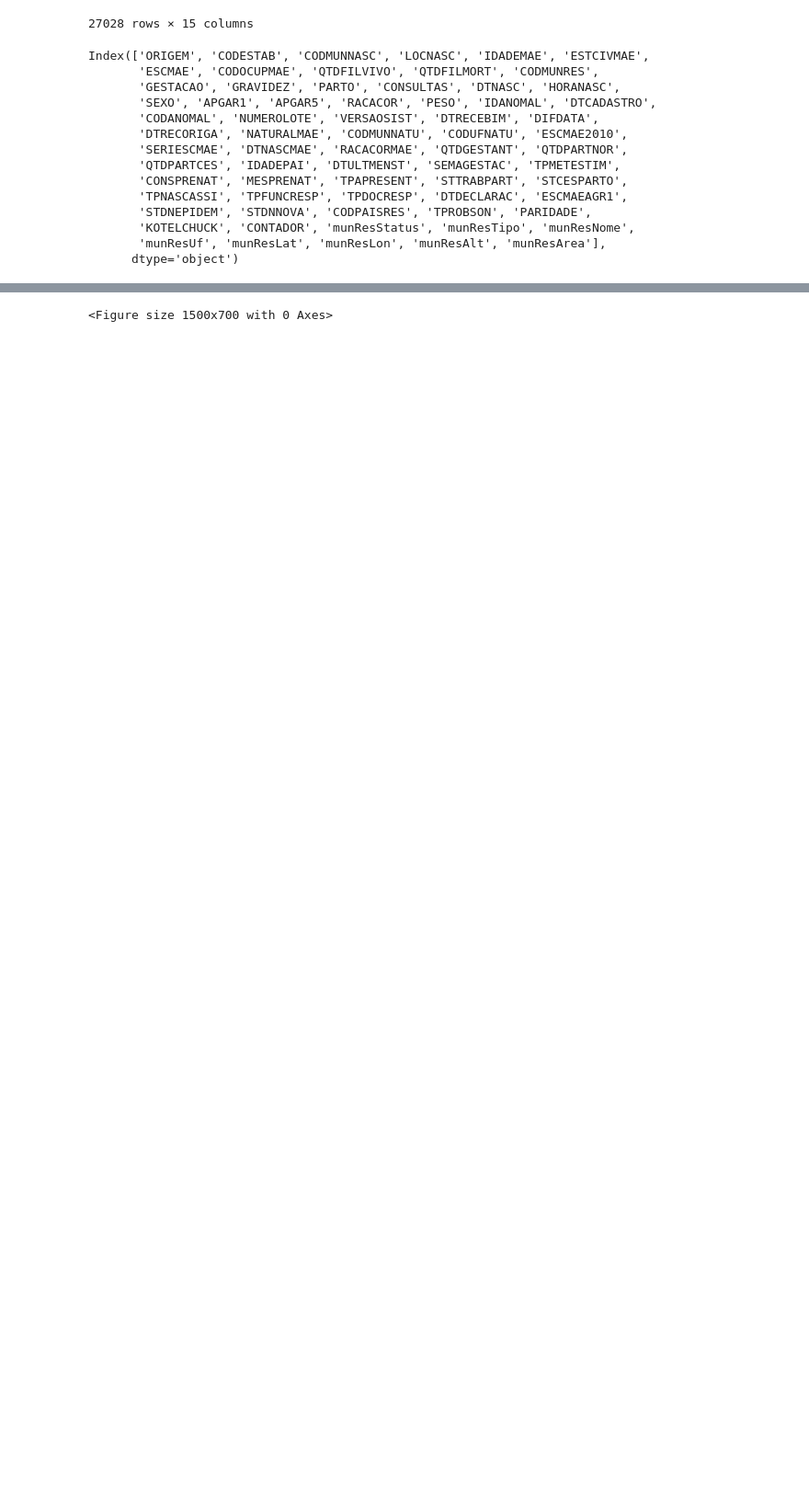
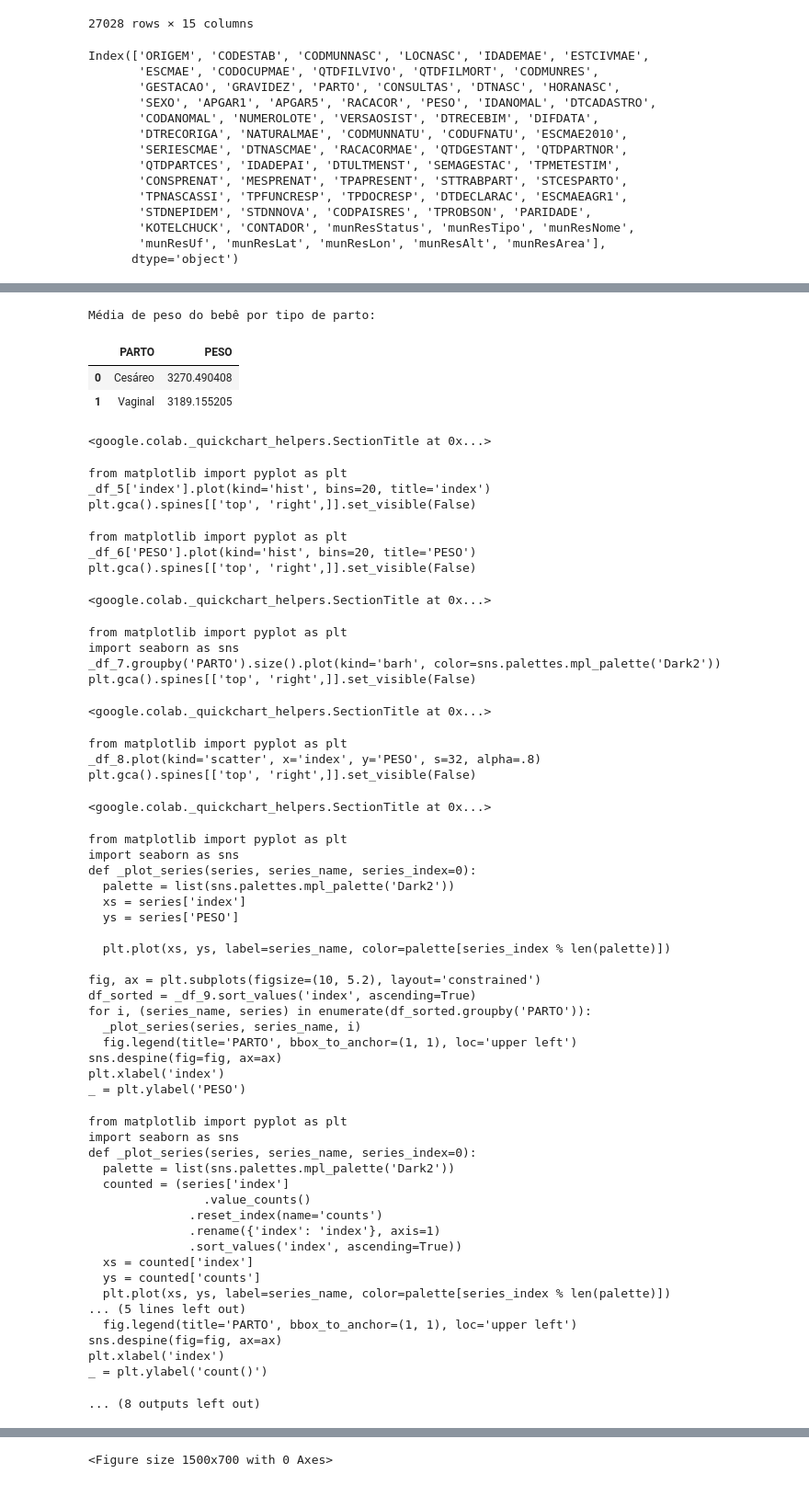
Before and after one commit to alevazcientista-dotcom/Ebac1, a Jupyter notebook: M9_Parte1.ipynb, the cells around one changed output, grey strips where cells are left out. Shown at 92% size. Saved outputs shown, nothing was run; the diff lists cells and outputs as text; code cells hidden in the pictures; blank space fills up the shorter version.

```diff
--- a/M9_Parte1.ipynb
+++ b/M9_Parte1.ipynb
@@ -275,0 +229,63 @@ plt.gca().spines[['top', 'right']].set_visible(False)
+# %%
+# Calcular a média de peso do bebê por tipo de parto
+media_peso_por_parto = sinasc_raw.groupby('PARTO')['PESO'].mean().reset_index()
+
+print("Média de peso do bebê por tipo de parto:")
+display(media_peso_por_parto)
+# %% [output]
+Média de peso do bebê por tipo de parto:
+|  | PARTO | PESO |
+| 0 | Cesáreo | 3270.490408 |
+| 1 | Vaginal | 3189.155205 |
+<google.colab._quickchart_helpers.SectionTitle at 0x...>
+from matplotlib import pyplot as plt
+_df_5['index'].plot(kind='hist', bins=20, title='index')
+plt.gca().spines[['top', 'right',]].set_visible(False)
+from matplotlib import pyplot as plt
+_df_6['PESO'].plot(kind='hist', bins=20, title='PESO')
+plt.gca().spines[['top', 'right',]].set_visible(False)
+<google.colab._quickchart_helpers.SectionTitle at 0x...>
+from matplotlib import pyplot as plt
+import seaborn as sns
+_df_7.groupby('PARTO').size().plot(kind='barh', color=sns.palettes.mpl_palette('Dark2'))
+plt.gca().spines[['top', 'right',]].set_visible(False)
+<google.colab._quickchart_helpers.SectionTitle at 0x...>
+from matplotlib import pyplot as plt
+_df_8.plot(kind='scatter', x='index', y='PESO', s=32, alpha=.8)
+plt.gca().spines[['top', 'right',]].set_visible(False)
+<google.colab._quickchart_helpers.SectionTitle at 0x...>
+from matplotlib import pyplot as plt
+import seaborn as sns
+def _plot_series(series, series_name, series_index=0):
+  palette = list(sns.palettes.mpl_palette('Dark2'))
+  xs = series['index']
+  ys = series['PESO']
+
+  plt.plot(xs, ys, label=series_name, color=palette[series_index % len(palette)])
+
+fig, ax = plt.subplots(figsize=(10, 5.2), layout='constrained')
+df_sorted = _df_9.sort_values('index', ascending=True)
+for i, (series_name, series) in enumerate(df_sorted.groupby('PARTO')):
+  _plot_series(series, series_name, i)
+  fig.legend(title='PARTO', bbox_to_anchor=(1, 1), loc='upper left')
+sns.despine(fig=fig, ax=ax)
+plt.xlabel('index')
+_ = plt.ylabel('PESO')
+from matplotlib import pyplot as plt
+import seaborn as sns
+def _plot_series(series, series_name, series_index=0):
+  palette = list(sns.palettes.mpl_palette('Dark2'))
+  counted = (series['index']
+                .value_counts()
+              .reset_index(name='counts')
+              .rename({'index': 'index'}, axis=1)
+              .sort_values('index', ascending=True))
+  xs = counted['index']
+  ys = counted['counts']
+  plt.plot(xs, ys, label=series_name, color=palette[series_index % len(palette)])
+... (5 lines left out)
+  fig.legend(title='PARTO', bbox_to_anchor=(1, 1), loc='upper left')
+sns.despine(fig=fig, ax=ax)
+plt.xlabel('index')
+_ = plt.ylabel('count()')
+... (8 outputs left out)
```
Also changed, not shown: parts of 5 cells of this notebook.
